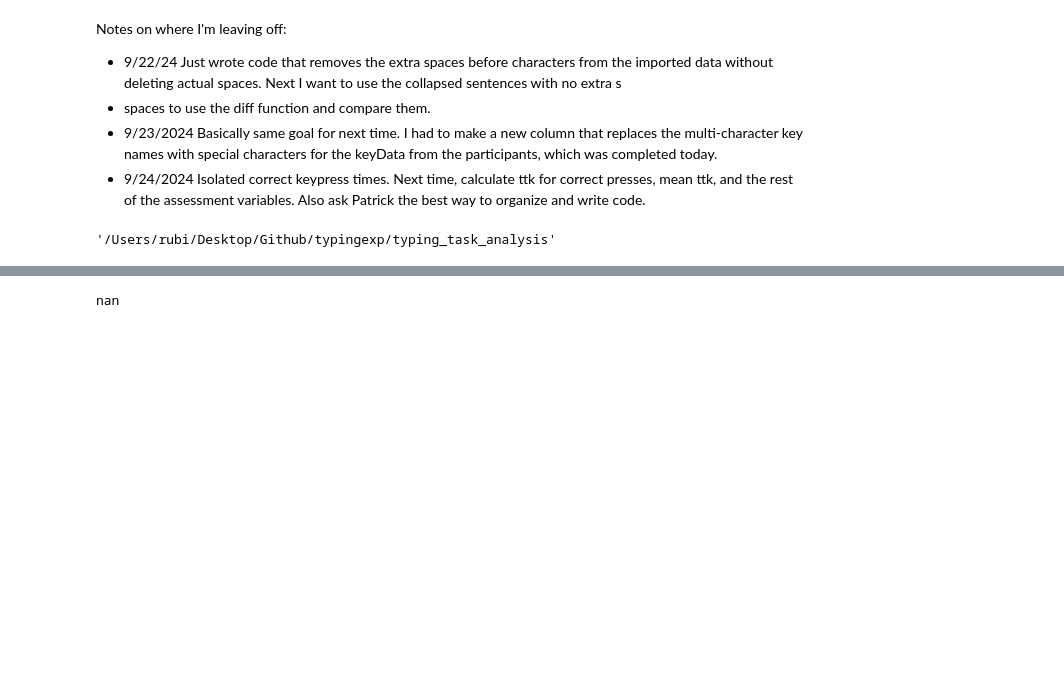
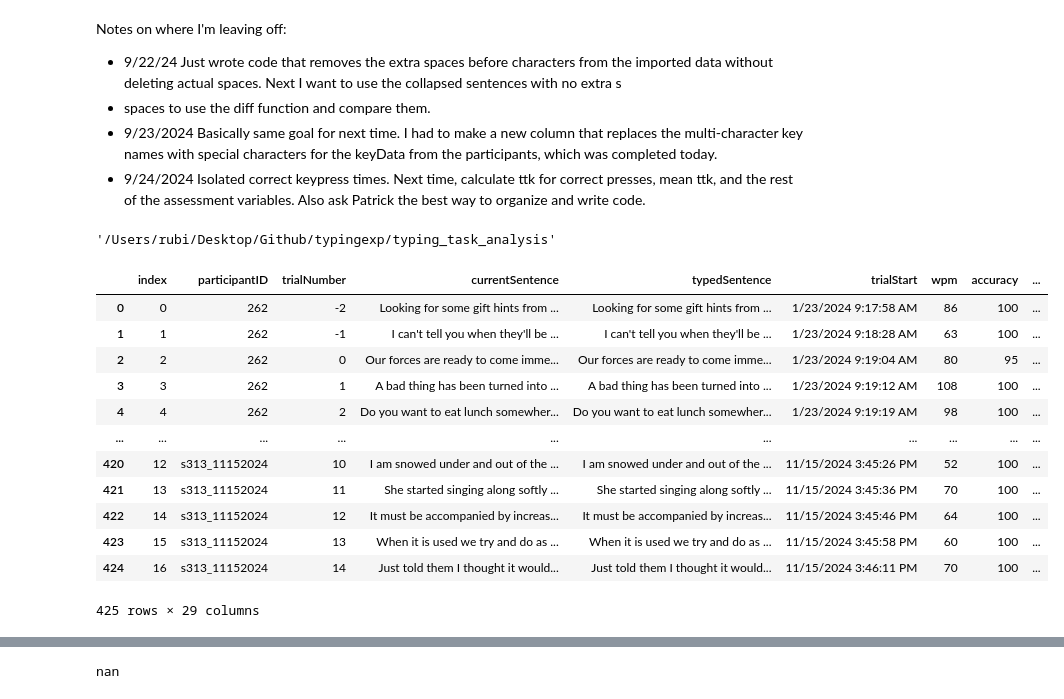
Before and after one commit to rruopp/typingexp, a Jupyter notebook: typing_task_analysis/turbotyping_analysis.ipynb, the cells around one changed output, grey strips where cells are left out. Cells and saved outputs as stored; diff of their text form; code cells hidden in the pictures; blank space fills up the shorter version.

```diff
--- a/typing_task_analysis/turbotyping_analysis.ipynb
+++ b/typing_task_analysis/turbotyping_analysis.ipynb
@@ -268,6 +268,22 @@ def ies(row):
 ies = all_turbo.apply(lambda row: ies(row),
                       axis=1)
 all_turbo['ies'] = ies
+# %%
+all_turbo
+# %% [output]
+|  | index | participantID | trialNumber | currentSentence | typedSentence | trialStart | wpm | accuracy | ... |
+| 0 | 0 | 262 | -2 | Looking for some gift hints from ... | Looking for some gift hints from ... | 1/23/2024 9:17:58 AM | 86 | 100 | ... |
+| 1 | 1 | 262 | -1 | I can't tell you when they'll be ... | I can't tell you when they'll be ... | 1/23/2024 9:18:28 AM | 63 | 100 | ... |
+| 2 | 2 | 262 | 0 | Our forces are ready to come imme... | Our forces are ready to come imme... | 1/23/2024 9:19:04 AM | 80 | 95 | ... |
+| 3 | 3 | 262 | 1 | A bad thing has been turned into ... | A bad thing has been turned into ... | 1/23/2024 9:19:12 AM | 108 | 100 | ... |
+| 4 | 4 | 262 | 2 | Do you want to eat lunch somewher... | Do you want to eat lunch somewher... | 1/23/2024 9:19:19 AM | 98 | 100 | ... |
+| ... | ... | ... | ... | ... | ... | ... | ... | ... | ... |
+| 420 | 12 | s313_11152024 | 10 | I am snowed under and out of the ... | I am snowed under and out of the ... | 11/15/2024 3:45:26 PM | 52 | 100 | ... |
+| 421 | 13 | s313_11152024 | 11 | She started singing along softly ... | She started singing along softly ... | 11/15/2024 3:45:36 PM | 70 | 100 | ... |
+| 422 | 14 | s313_11152024 | 12 | It must be accompanied by increas... | It must be accompanied by increas... | 11/15/2024 3:45:46 PM | 64 | 100 | ... |
+| 423 | 15 | s313_11152024 | 13 | When it is used we try and do as ... | When it is used we try and do as ... | 11/15/2024 3:45:58 PM | 60 | 100 | ... |
+| 424 | 16 | s313_11152024 | 14 | Just told them I thought it would... | Just told them I thought it would... | 11/15/2024 3:46:11 PM | 70 | 100 | ... |
+425 rows × 29 columns
 # %%
 # Calculates RCS
 rcs = all_turbo.apply(lambda row:
```
Also changed, not shown: parts of 4 cells of this notebook, 11 other files.
